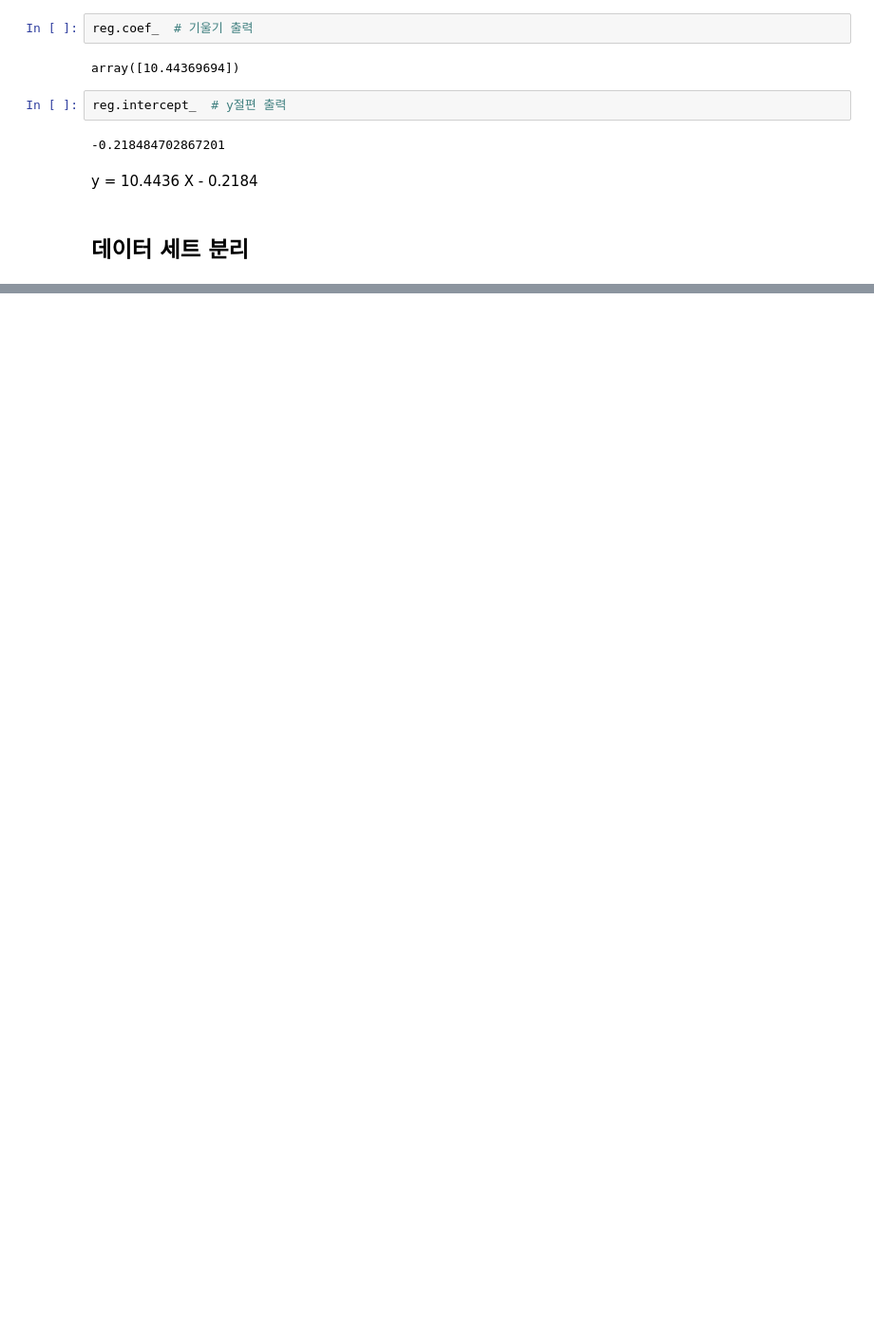
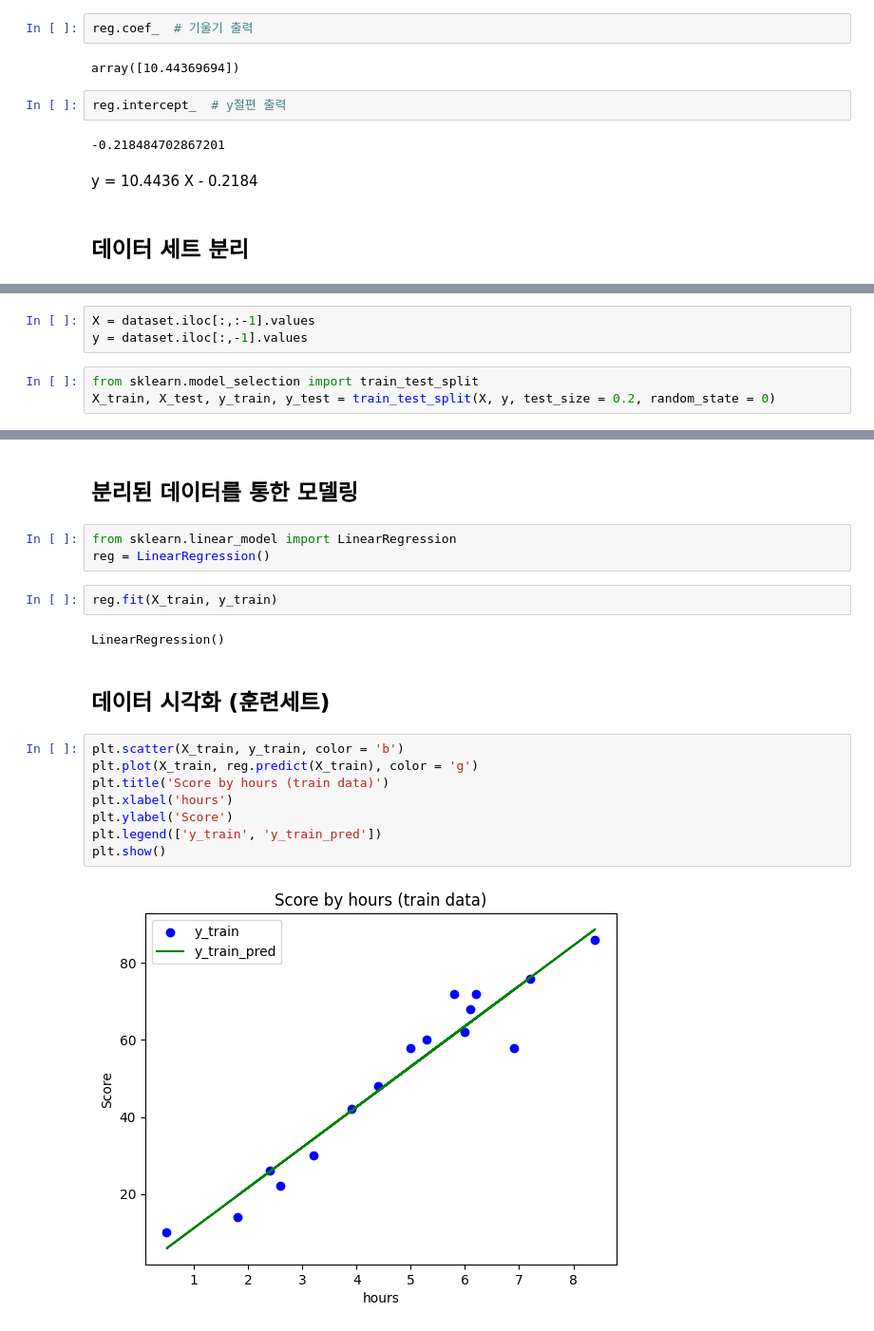
Before and after one commit to bonecar1216/Python_study, a Jupyter notebook: AI_study/ML/basic_study/01. Linear Regression.ipynb, the cells around one changed output, grey strips where cells are left out. Shown: that part at 95% size. Cells and saved outputs as stored; diff of their text form; blank space fills up the shorter version.

```diff
--- a/AI_study/ML/basic_study/01. Linear Regression.ipynb
+++ b/AI_study/ML/basic_study/01. Linear Regression.ipynb
@@ -85,0 +110,6 @@ y = 10.4436 X - 0.2184
+# %%
+X = dataset.iloc[:,:-1].values
+y = dataset.iloc[:,-1].values
+# %%
+from sklearn.model_selection import train_test_split
+X_train, X_test, y_train, y_test = train_test_split(X, y, test_size = 0.2, random_state = 0)
@@ -85,0 +132,21 @@ y = 10.4436 X - 0.2184
+# %% [markdown]
+## 분리된 데이터를 통한 모델링
+# %%
+from sklearn.linear_model import LinearRegression
+reg = LinearRegression()
+# %%
+reg.fit(X_train, y_train)
+# %% [output]
+LinearRegression()
+# %% [markdown]
+## 데이터 시각화 (훈련세트)
+# %%
+plt.scatter(X_train, y_train, color = 'b')
+plt.plot(X_train, reg.predict(X_train), color = 'g')
+plt.title('Score by hours (train data)')
+plt.xlabel('hours')
+plt.ylabel('Score')
+plt.legend(['y_train', 'y_train_pred'])
+plt.show()
+# %% [output]
+[figure, added]
```
Also changed, not shown: parts of 18 cells of this notebook.
